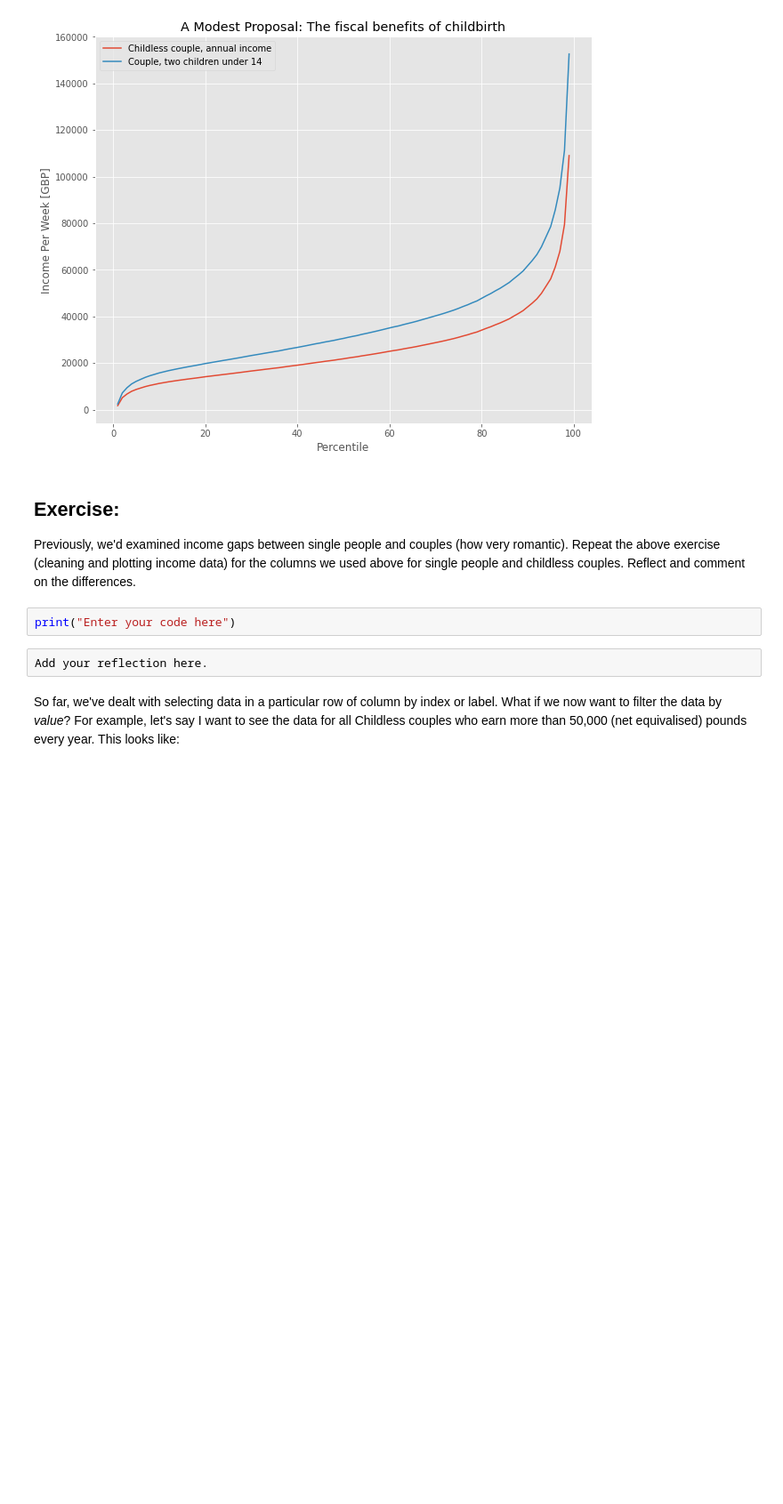
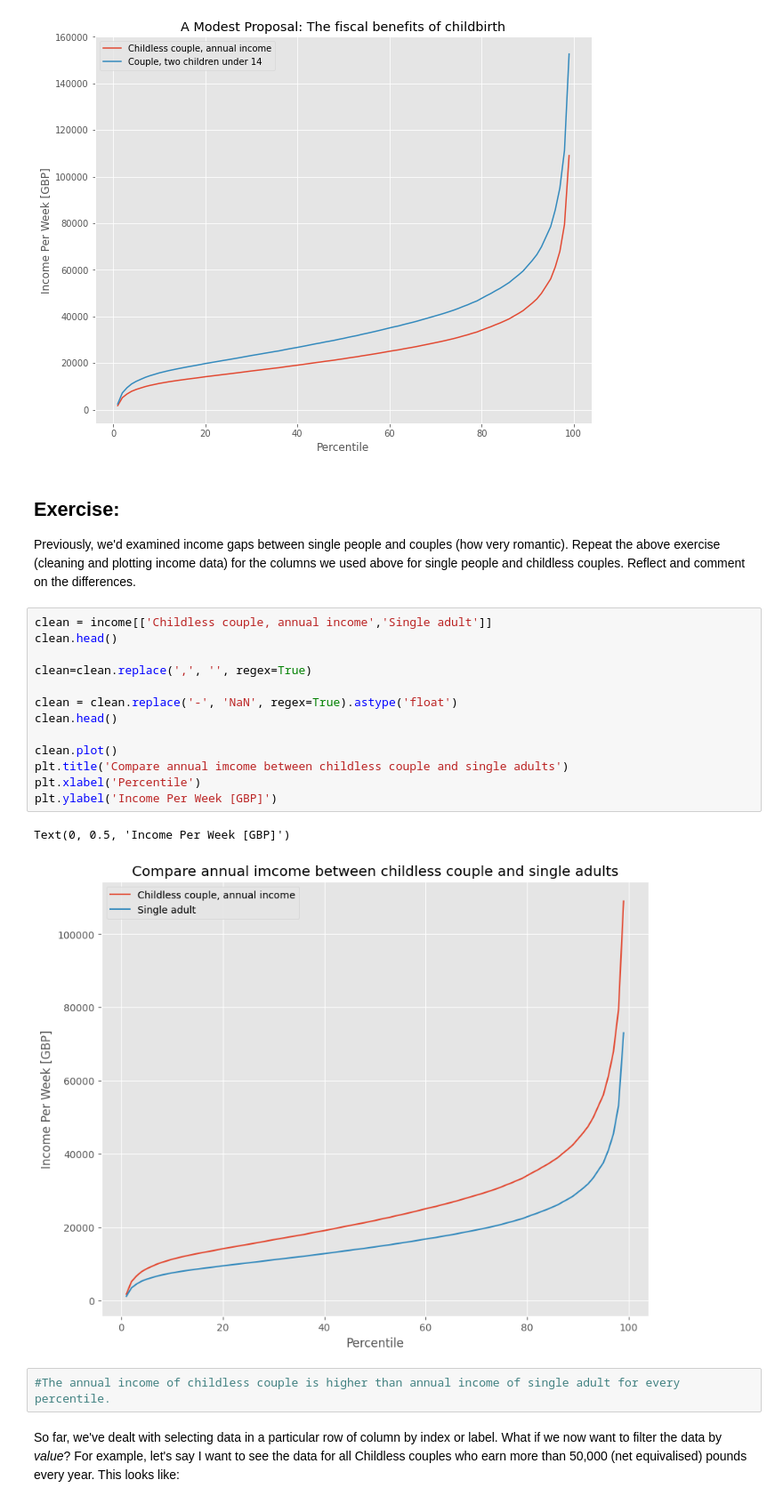
Before and after one commit to claire-tu314/QM2, a Jupyter notebook: notebooks/W02. Pandas.ipynb, the cells around one changed output. Shown: that part at 89% size. Saved outputs shown, nothing was run; the diff lists cells and outputs as text; blank space fills up the shorter version.

```diff
--- a/notebooks/W02. Pandas.ipynb
+++ b/notebooks/W02. Pandas.ipynb
@@ -322,10 +322,24 @@ Text(0, 0.5, 'Income Per Week [GBP]')
 ## Exercise:
 
 Previously, we'd examined income gaps between single people and couples (how very romantic). Repeat the above exercise (cleaning and plotting income data) for the columns we used above for single people and childless couples. Reflect and comment on the differences.
-# %%
-print("Enter your code here")
-# %%
-Add your reflection here.
+# %%
+clean = income[['Childless couple, annual income','Single adult']]
+clean.head()
+
+clean=clean.replace(',', '', regex=True)
+
+clean = clean.replace('-', 'NaN', regex=True).astype('float')
+clean.head()
+
+clean.plot()
+plt.title('Compare annual imcome between childless couple and single adults')
+plt.xlabel('Percentile')
+plt.ylabel('Income Per Week [GBP]')
+# %% [output]
+Text(0, 0.5, 'Income Per Week [GBP]')
+[figure, added]
+# %%
+#The annual income of childless couple is higher than annual income of single adult for every percentile.
 # %% [markdown]
 So far, we've dealt with selecting data in a particular row of column by index or label. What if we now want to filter the data by *value*? For example, let's say I want to see the data for all Childless couples who earn more than 50,000 (net equivalised) pounds every year. This looks like:
 # %%
```
